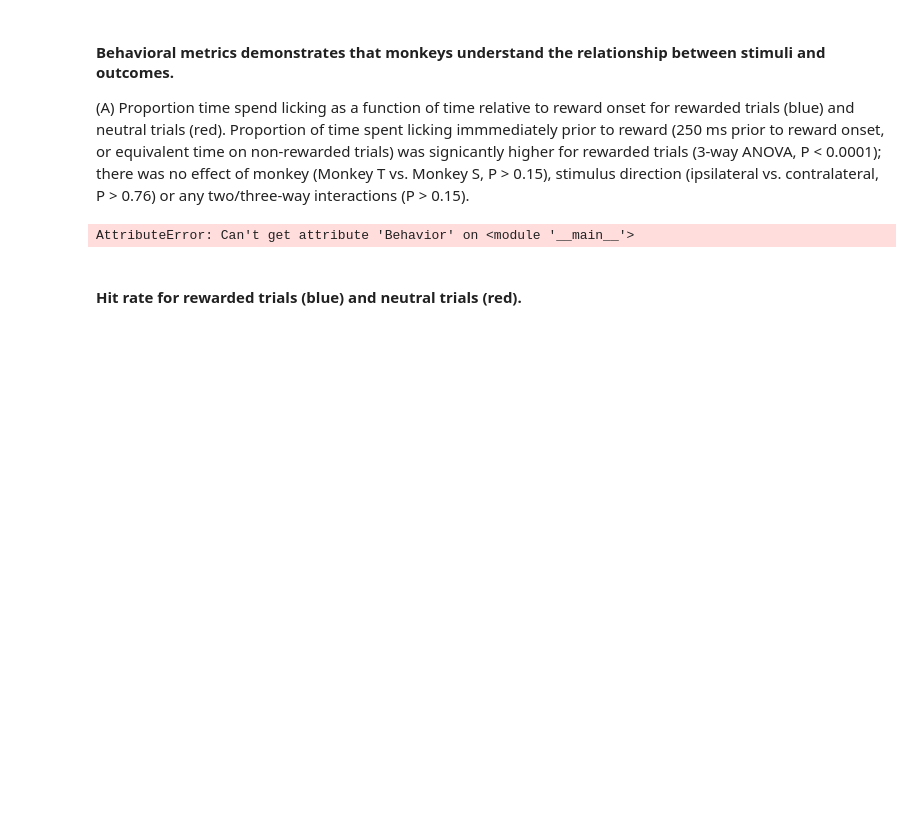
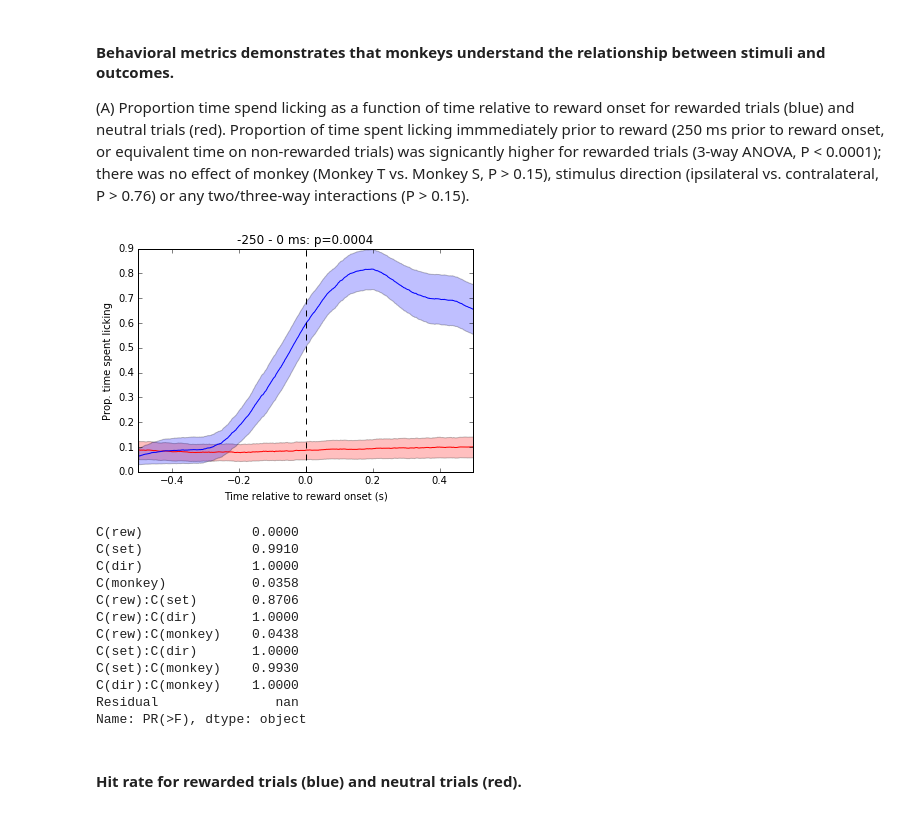
Before and after one commit to aunoyp/Mapping, a Jupyter notebook: mapping_paper.ipynb, the cells around one changed output. Drawn from its saved outputs; the diff is of its cells as text; code cells hidden in the pictures; blank space fills up the shorter version.

Commit message:
anova for licking across all task parameters

```diff
--- a/mapping_paper.ipynb
+++ b/mapping_paper.ipynb
@@ -31,14 +24,26 @@ mapping.behavioral.BehavioralAnalyses
 #### Behavioral metrics demonstrates that monkeys understand the relationship between stimuli and outcomes.
 
 (A) Proportion time spend licking as a function of time relative to reward onset for rewarded trials (blue) and neutral trials (red). Proportion of time spent licking immmediately prior to reward (250 ms prior to reward onset, or equivalent time on non-rewarded trials) was signicantly higher for rewarded trials (3-way ANOVA, P < 0.0001); there was no effect of monkey (Monkey T vs. Monkey S, P > 0.15), stimulus direction (ipsilateral vs. contralateral, P > 0.76) or any two/three-way interactions (P > 0.15).
-# %%
-ba = behavioral.BehavioralAnalyses()
-ba.plot_licking()
-# p_licking = ba.licking_across_monkey()
-# funcs.print_anova(p_licking, title='licking')
-ba.licking_anova()
-# %% [output]
-AttributeError: Can't get attribute 'Behavior' on <module '__main__'>
+# %%
+ba = behavioral.BehavioralAnalyses(tFrameMean=[-250, 0])
+ba.plot_licking()
+
+res = ba.licking_anova(max_interactions=2)
+res['PR(>F)'].apply(lambda x: '%1.4f' %x)
+# %% [output]
+[figure, added]
+C(rew)              0.0000
+C(set)              0.9910
+C(dir)              1.0000
+C(monkey)           0.0358
+C(rew):C(set)       0.8706
+C(rew):C(dir)       1.0000
+C(rew):C(monkey)    0.0438
+C(set):C(dir)       1.0000
+C(set):C(monkey)    0.9930
+C(dir):C(monkey)    1.0000
+Residual               nan
+Name: PR(>F), dtype: object
 # %% [markdown]
 #### Hit rate for rewarded trials (blue) and neutral trials (red).
 # %%
```
Also changed, not shown: parts of 7 cells of this notebook, 2 other files.
